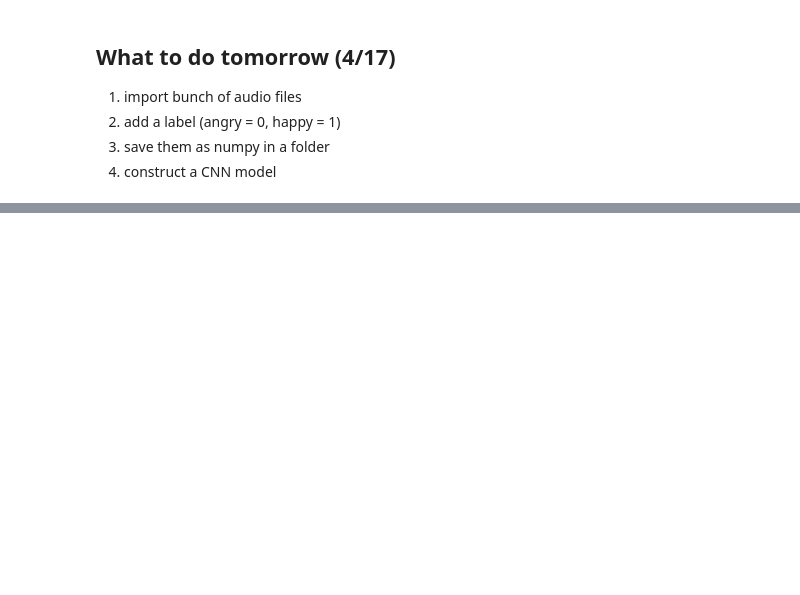
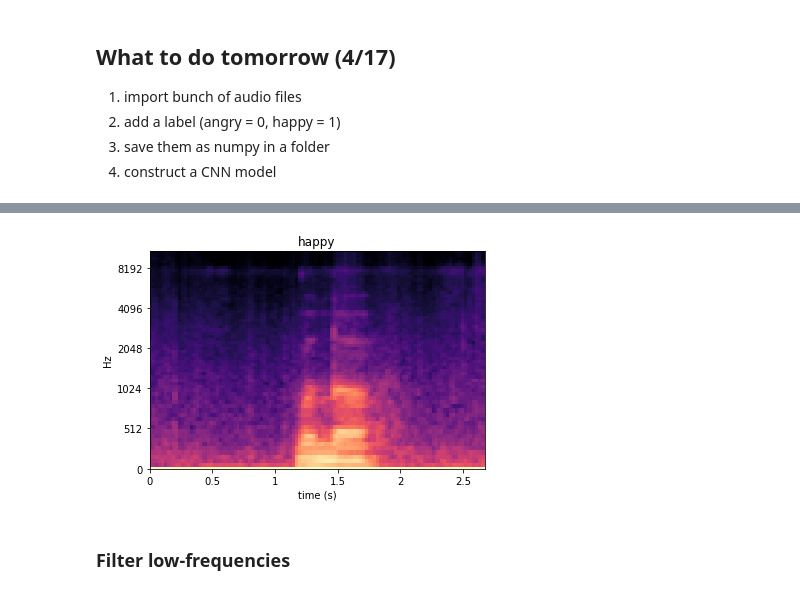
Before and after one commit to manami-16/voice_classification, a Jupyter notebook: data_exploration.ipynb, the cells around one changed output, grey strips where cells are left out. Cells and saved outputs as stored; diff of their text form; code cells hidden in the pictures; blank space fills up the shorter version.

```diff
--- a/data_exploration.ipynb
+++ b/data_exploration.ipynb
@@ -227,0 +146,16 @@ FileNotFoundError: [Errno 2] No such file or directory: './wav_data/angry1.wav'
+# %%
+path = './trimmed_data/happy_1.npy'
+data = np.load(path)
+sample_rate = 48 * 10 ** 3
+sample_freq, seg_times, Sxx = spectrogram(data, fs=sample_rate)
+# %%
+S2 = librosa.feature.melspectrogram(y=data, sr=sample_rate, n_mels=64)
+D2 = librosa.power_to_db(S2, ref=np.max)
+librosa.display.specshow(D2, x_axis='time', y_axis='mel')
+plt.title('happy')
+plt.xlabel('time (s)')
+plt.show()
+# %% [output]
+[figure, added]
+# %% [markdown]
+### Filter low-frequencies
```
Also changed, not shown: parts of 64 cells of this notebook, 4 other files.
